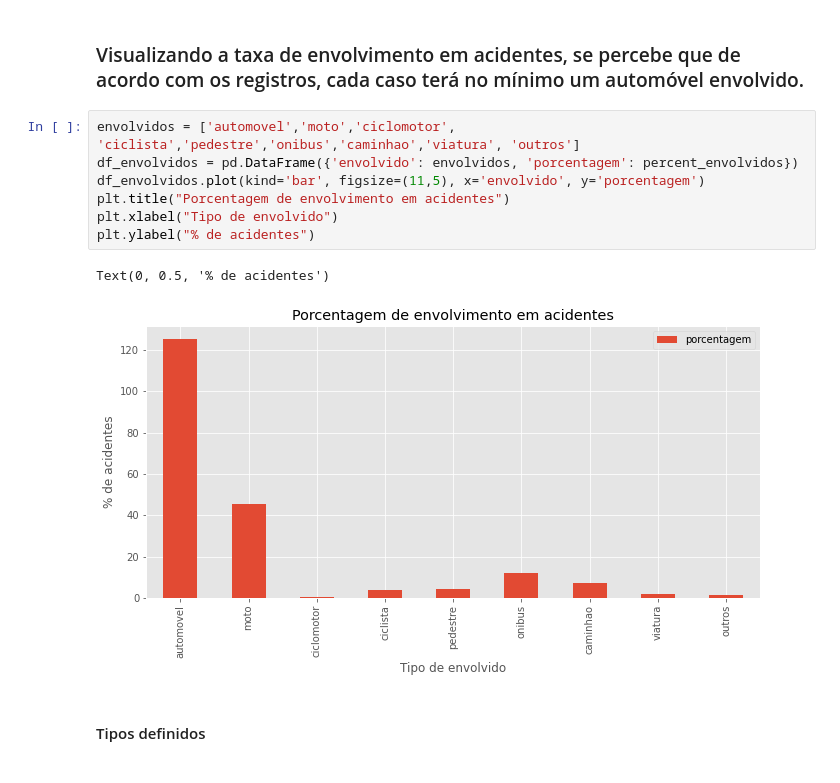
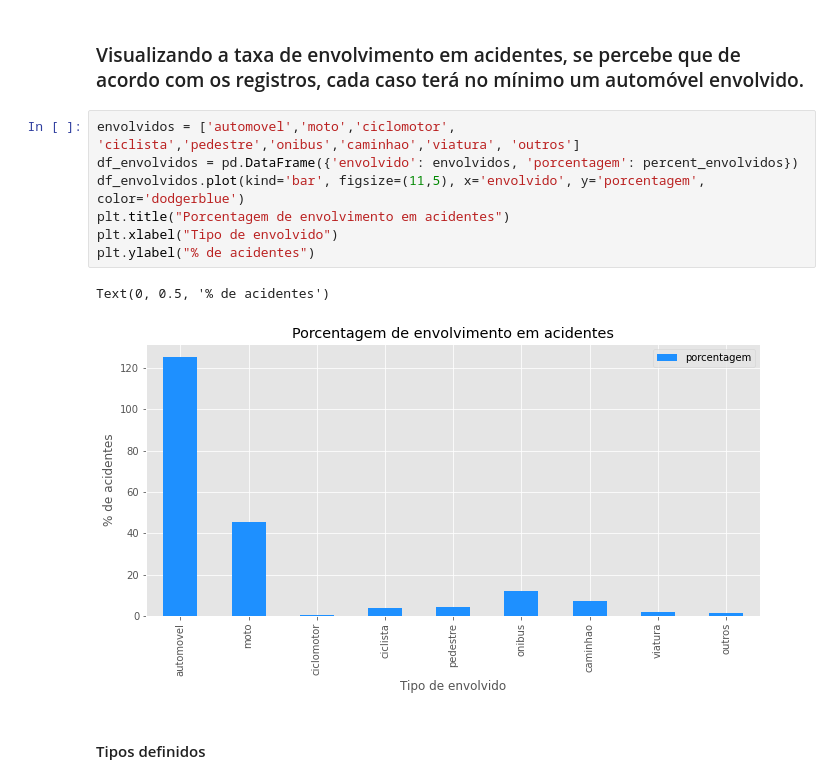
Before and after one commit to eduardoluiz7/IF697---Projeto-Ci-ncia-de-Dados, a Jupyter notebook: Projeto DataScience.ipynb, the cells around one changed output. Drawn from its saved outputs; the diff is of its cells as text.

```diff
--- a/Projeto DataScience.ipynb
+++ b/Projeto DataScience.ipynb
@@ -410,13 +413,13 @@ for i in envolvidos:
 # %%
 envolvidos = ['automovel','moto','ciclomotor', 'ciclista','pedestre','onibus','caminhao','viatura', 'outros']
 df_envolvidos = pd.DataFrame({'envolvido': envolvidos, 'porcentagem': percent_envolvidos})
-df_envolvidos.plot(kind='bar', figsize=(11,5), x='envolvido', y='porcentagem')
+df_envolvidos.plot(kind='bar', figsize=(11,5), x='envolvido', y='porcentagem', color='dodgerblue')
 plt.title("Porcentagem de envolvimento em acidentes")
 plt.xlabel("Tipo de envolvido")
 plt.ylabel("% de acidentes")
 # %% [output]
 Text(0, 0.5, '% de acidentes')
-[figure, old version]
+[figure, new version]
 # %% [markdown]
 #### Tipos definidos
 # %%
```
Also changed, not shown: parts of 5 cells of this notebook, 1 other file.
